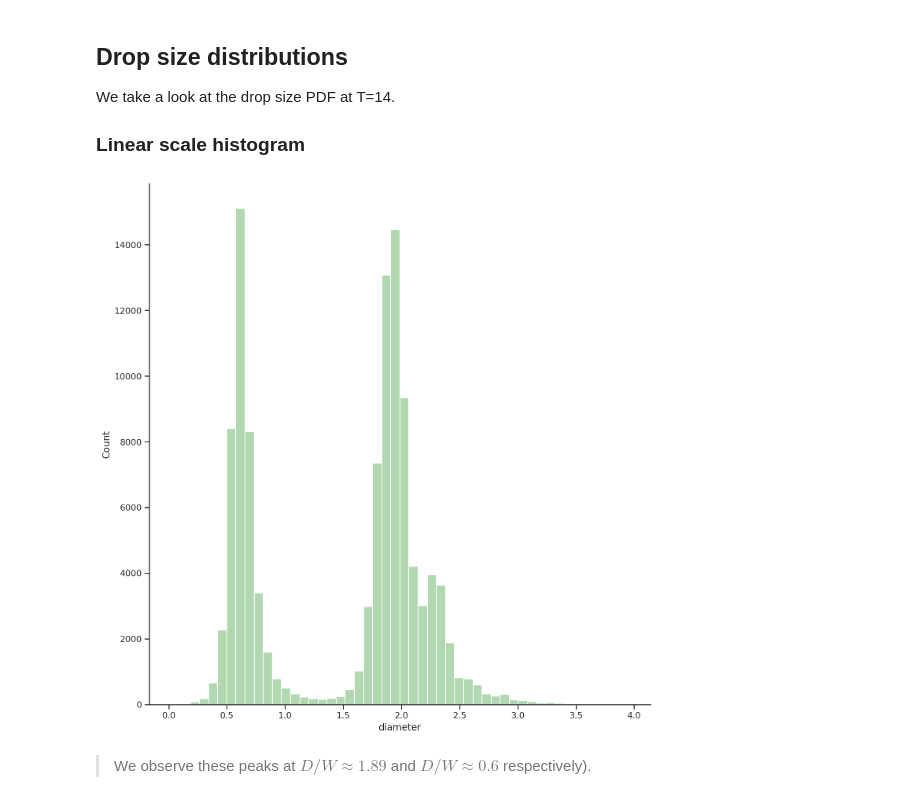
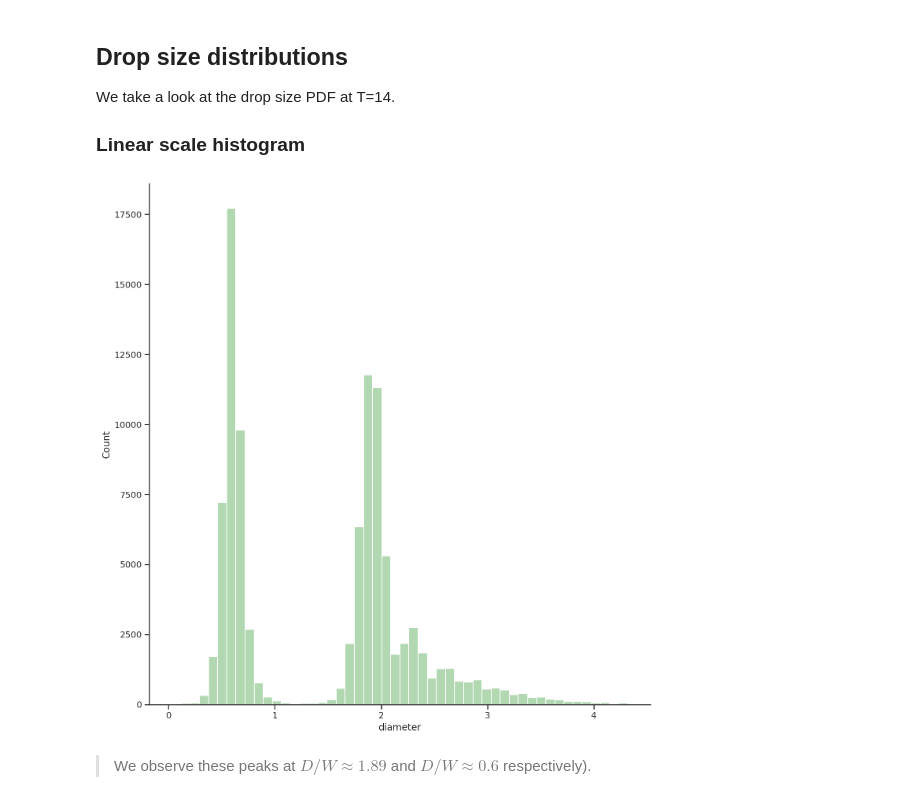
Before and after one commit to palsagar/ligaments_analysis, a Jupyter notebook: analysis_d1.ipynb, the cells around one changed output. Saved outputs shown, nothing was run; the diff lists cells and outputs as text; code cells hidden in the pictures.

```diff
--- a/analysis_d1.ipynb
+++ b/analysis_d1.ipynb
@@ -136,16 +149,16 @@ We take a look at the drop size PDF at T=14.
 ### Linear scale histogram
 # %%
 #display(Image(filename="../d1/img-snapshot-16.png"))
-time_slice = 14
+time_slice = 12
 bins = 50
 
 sns.displot(data=data.diameter[(data.time == time_slice)].map(lambda p: p/2.0), kind="hist", kde=False,
             legend=True, palette="bright", height=10.0, aspect=1.0,
            alpha = 0.3 , color = 'green', bins = bins) ;
 
 #plt.ylim(top = 18000);
 # %% [output]
-[figure, old version]
+[figure, new version]
 # %% [markdown]
 > We observe these peaks at $D/W \approx 1.89$ and $D/W \approx 0.6$ respectively).
 # %% [markdown]
```
Also changed, not shown: parts of 26 cells of this notebook, 7 other files.
